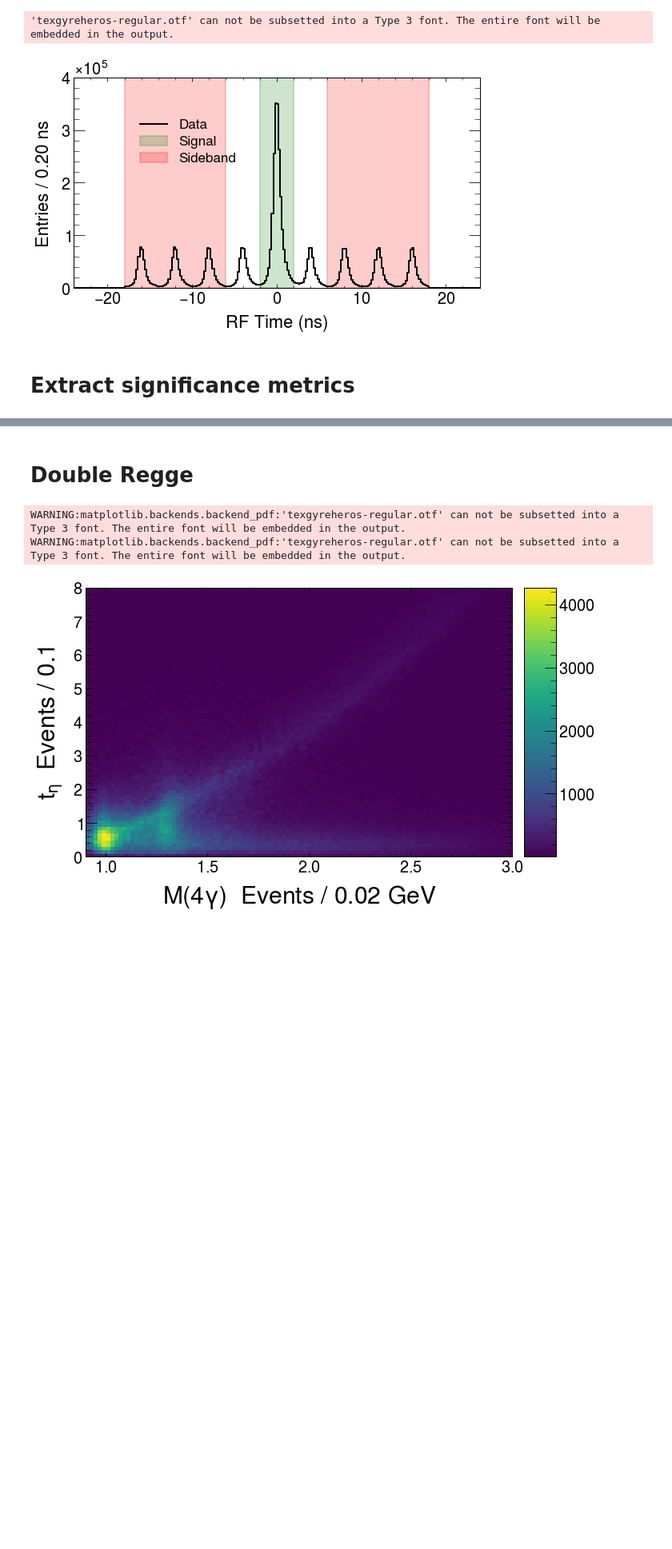
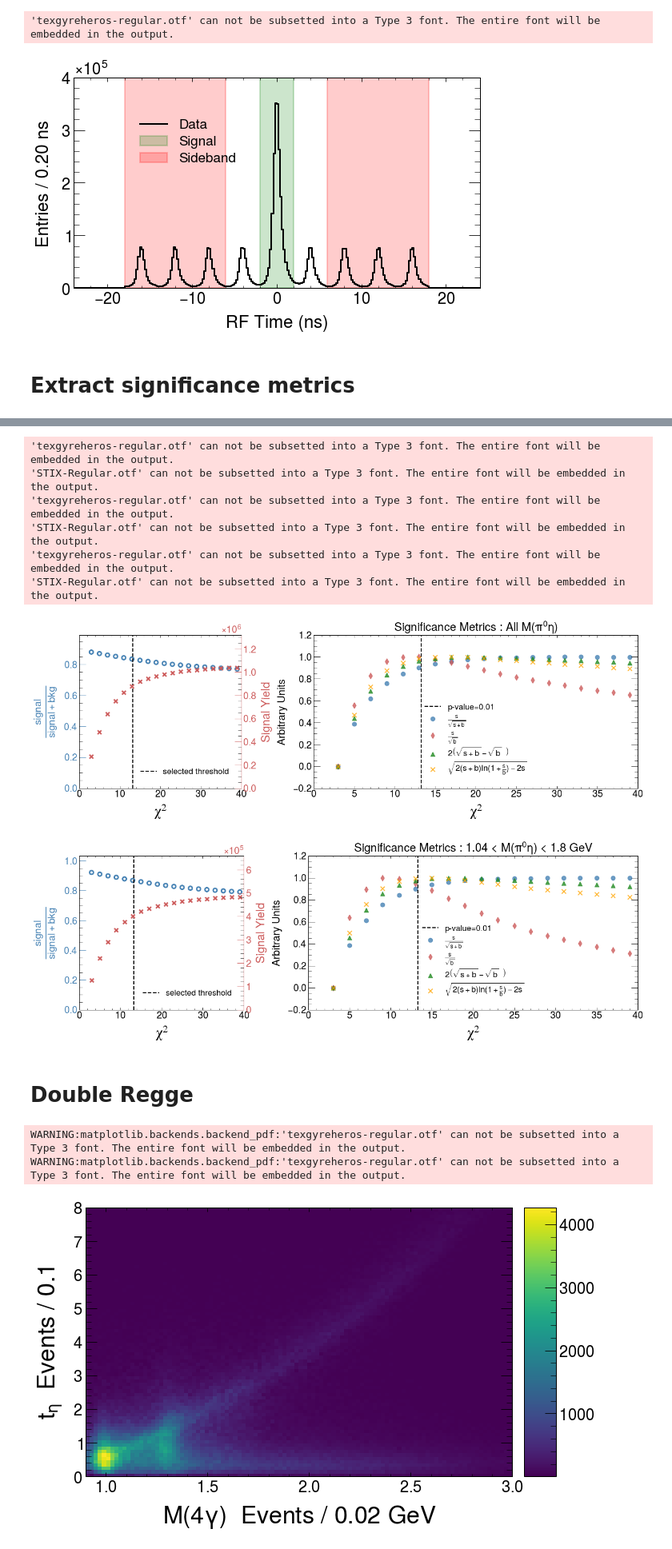
Before and after one commit to lan13005/EtaPi-Analysis, a Jupyter notebook: study_eventSelections/event_selection.ipynb, the cells around one changed output, grey strips where cells are left out. Shown at 80% size. Saved outputs shown, nothing was run; the diff lists cells and outputs as text; code cells hidden in the pictures; blank space fills up the shorter version.

```diff
--- a/study_eventSelections/event_selection.ipynb
+++ b/study_eventSelections/event_selection.ipynb
@@ -921,7 +921,6 @@ def makeYieldFits(region,chiSqThresholds):
     elif region==2:
         phase1_looseChi_copy=phase1_looseChi[(phase1_looseChi.Mpi0eta>1.6)&(phase1_looseChi.Mpi0eta<2.8)]
 
-    chiSqThresholds=chiSqThresholds[::-1]
     binning=getBinning(phase1_looseChi_copy["Meta"].min(),phase1_looseChi_copy["Meta"].max()-0.2,0.006)
     sig_yields=[]
     bkg_yields=[]
@@ -973,19 +972,20 @@ def polyHderiv(x, a, b, c, d, e):
 
 def makeSignificancePlot(region,significances,chiSqThresholds):
     puritys, sig_yields, significances_sb, significances_b, significances_sbb, significances_cl = significances
-    fig,axes=plt.subplots(1,2,figsize=(16,6),gridspec_kw={'width_ratios': [1, 2]})
+    fig,axes=plt.subplots(1,2,figsize=(18,6),gridspec_kw={'width_ratios': [1, 2]})
 
-    axes[0].scatter(chiSqThresholds,puritys)
-    axes[0].set_xlabel("$\chi^2$/NDF",fontname="stix",size=30)
+    axes[0].scatter(chiSqThresholds,puritys,color="none", edgecolor="steelblue",linewidth=3)
+    axes[0].set_xlabel("$\chi^2$",fontname="stix",size=30)
+    axes[0].set_ylim((0,axes[0].get_ylim()[1]*1.1))
     axes[0].set_ylabel(r"$\frac{signal}{signal+bkg}$",size=30,c="steelblue")
     axes[0].tick_params(axis='y', colors='steelblue')
 
     axes02=axes[0].twinx()
-    axes02.scatter(chiSqThresholds,sig_yields,color='indianred')
+    axes02.scatter(chiSqThresholds,sig_yields,color='indianred',marker='x',linewidth=3)
     axes02.spines["right"].set_edgecolor('indianred')
     axes02.tick_params(axis='y', colors='indianred')
     axes02.set_ylabel(r"Signal Yield",size=24,c='indianred')
-    axes02.set_ylim(bottom=0)
+    axes02.set_ylim((0,axes02.get_ylim()[1]*1.1))
 
     NDF=4
     axes[0].axvline(13.277,c='black',linestyle='--',label='selected threshold')
@@ -1007,7 +1007,7 @@ def makeSignificancePlot(region,significances,chiSqThresholds):
     axes[1].axvline(13.277,c='black',linestyle='--',label='p-value=0.01')
     axes[1].set_ylabel("Arbitrary Units")
     axes[1].legend(loc="lower center")
-    axes[1].set_xlabel("$\chi^2/NDF$",fontname="stix",size=30)
+    axes[1].set_xlabel("$\chi^2$",fontname="stix",size=30)
 
     plt.tight_layout()
 
@@ -1047,3 +1035,16 @@ makeSignificancePlot(2,significances2,chiSqThresholds)
+# %%
+makeSignificancePlot(0,significances0,chiSqThresholds[::-1])
+makeSignificancePlot(1,significances1,chiSqThresholds[::-1])
+makeSignificancePlot(2,significances2,chiSqThresholds[::-1])
+# %% [output]
+'texgyreheros-regular.otf' can not be subsetted into a Type 3 font. The entire font will be embedded in the output.
+'STIX-Regular.otf' can not be subsetted into a Type 3 font. The entire font will be embedded in the output.
+'texgyreheros-regular.otf' can not be subsetted into a Type 3 font. The entire font will be embedded in the output.
+'STIX-Regular.otf' can not be subsetted into a Type 3 font. The entire font will be embedded in the output.
+'texgyreheros-regular.otf' can not be subsetted into a Type 3 font. The entire font will be embedded in the output.
+'STIX-Regular.otf' can not be subsetted into a Type 3 font. The entire font will be embedded in the output.
+[figure, added]
+[figure, added]
 # %% [markdown]
 # Double Regge
 # %%
```
Also changed, not shown: parts of 1 cell of this notebook, 8 other files.
